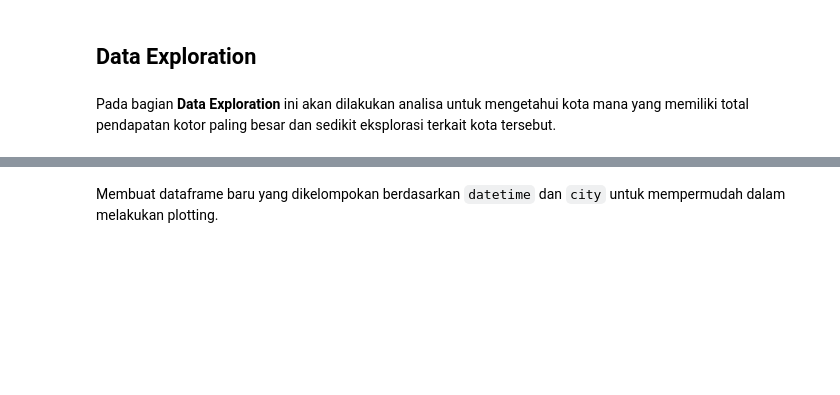
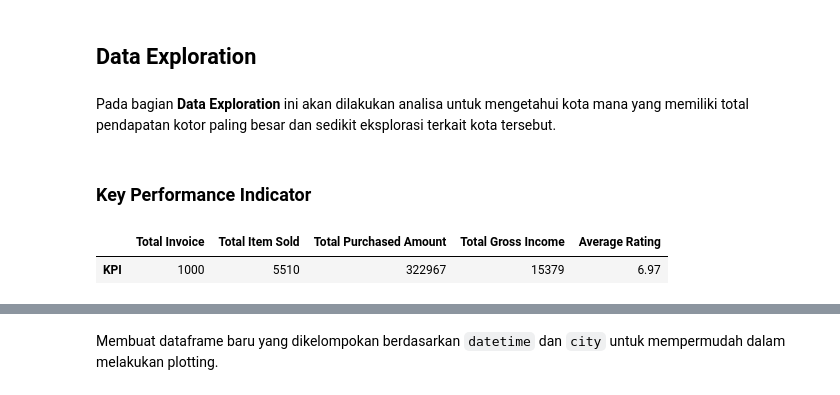
Before and after one commit to Penzragon/h8dsft_Milestone1, a Jupyter notebook: script.ipynb, the cells around one changed output, grey strips where cells are left out. Saved outputs shown, nothing was run; the diff lists cells and outputs as text; code cells hidden in the pictures; blank space fills up the shorter version.

Commit message:
Add key performance indicator

```diff
--- a/script.ipynb
+++ b/script.ipynb
@@ -209,3 +209,12 @@ Dari info diatas dapat dilihat kolom `datetime` sekarang sudah berbentuk **datet
 ## Data Exploration
 # %% [markdown]
 Pada bagian **Data Exploration** ini akan dilakukan analisa untuk mengetahui kota mana yang memiliki total pendapatan kotor paling besar dan sedikit eksplorasi terkait kota tersebut.
+# %% [markdown]
+### Key Performance Indicator
+# %%
+data = {'Total Invoice': sales.ID.count(), 'Total Item Sold': sales.quantity.sum(), 'Total Purchased Amount': round(sales.total.sum()), 'Total Gross Income': round(sales.gross_income.sum()), 'Average Rating': round(sales.rating.mean(), 2)}
+KPI = pd.DataFrame(data, index=['KPI'])
+KPI
+# %% [output]
+|  | Total Invoice | Total Item Sold | Total Purchased Amount | Total Gross Income | Average Rating |
+| KPI | 1000 | 5510 | 322967 | 15379 | 6.97 |
```
Also changed, not shown: parts of 6 cells of this notebook.
